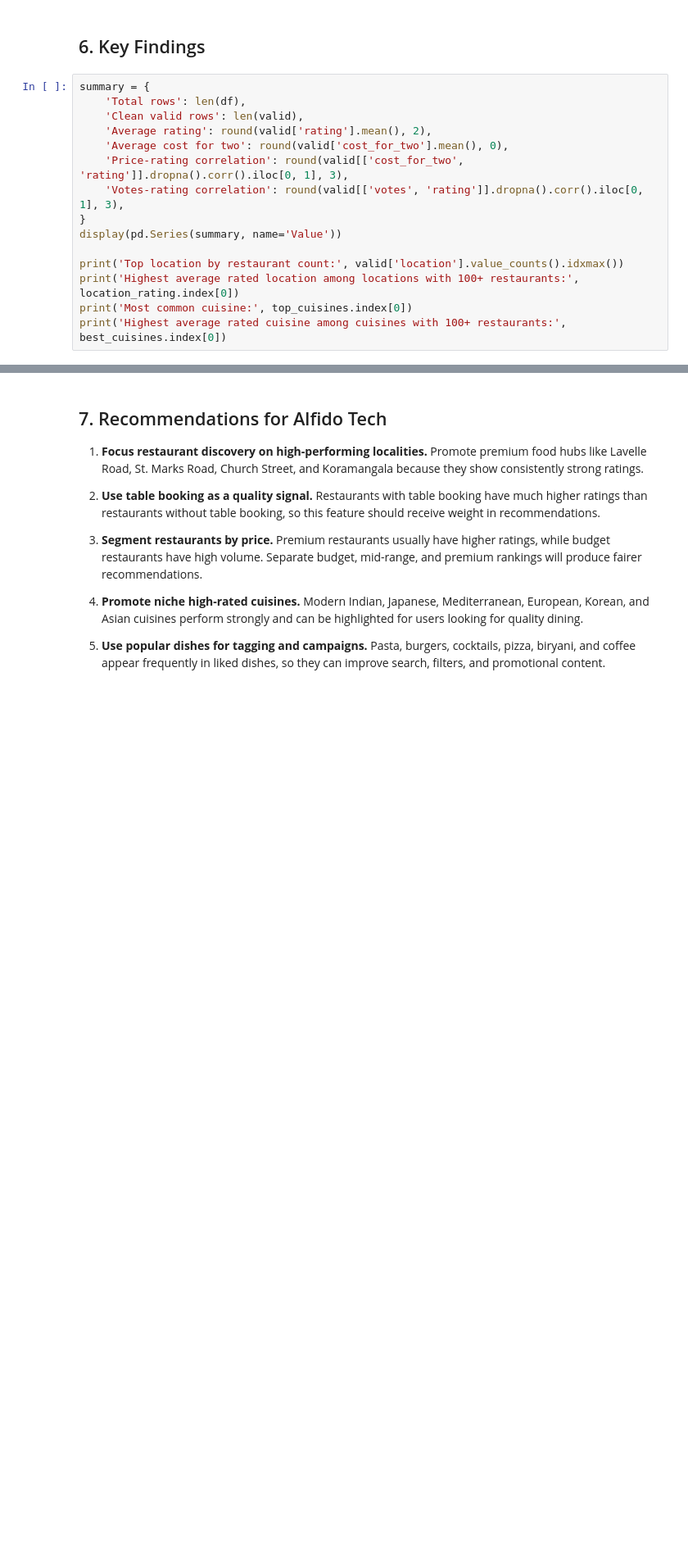
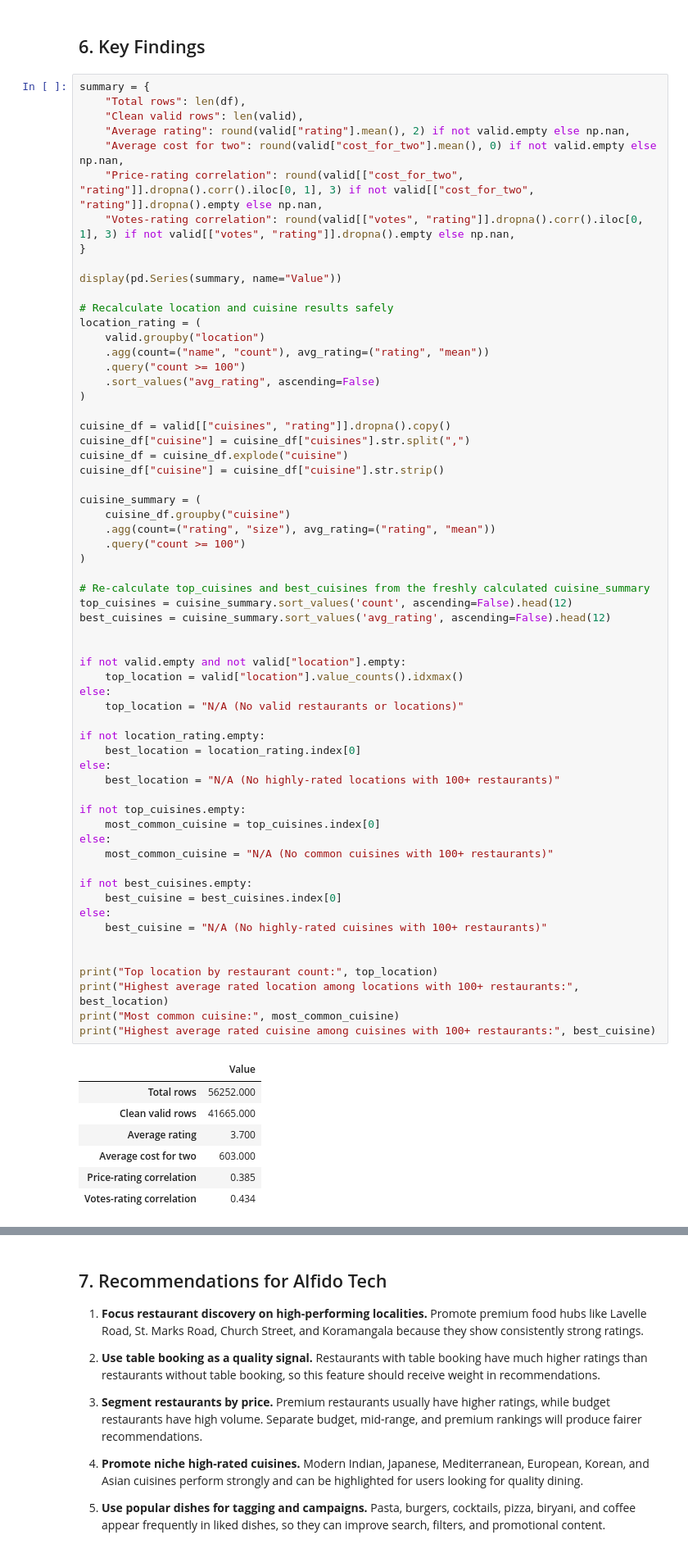
Before and after one commit to iShubhamRajput/alfido-zomato-task, a Jupyter notebook: zomato_analysis.ipynb, the cells around one changed output, grey strips where cells are left out. Shown at 82% size. Cells and saved outputs as stored; diff of their text form; blank space fills up the shorter version.

```diff
--- a/zomato_analysis.ipynb
+++ b/zomato_analysis.ipynb
@@ -240,16 +370,70 @@ plt.show()
 ## 6. Key Findings
 # %%
 summary = {
-    'Total rows': len(df),
-    'Clean valid rows': len(valid),
-    'Average rating': round(valid['rating'].mean(), 2),
-    'Average cost for two': round(valid['cost_for_two'].mean(), 0),
-    'Price-rating correlation': round(valid[['cost_for_two', 'rating']].dropna().corr().iloc[0, 1], 3),
-    'Votes-rating correlation': round(valid[['votes', 'rating']].dropna().corr().iloc[0, 1], 3),
+    "Total rows": len(df),
+    "Clean valid rows": len(valid),
+    "Average rating": round(valid["rating"].mean(), 2) if not valid.empty else np.nan,
+    "Average cost for two": round(valid["cost_for_two"].mean(), 0) if not valid.empty else np.nan,
+    "Price-rating correlation": round(valid[["cost_for_two", "rating"]].dropna().corr().iloc[0, 1], 3) if not valid[["cost_for_two", "rating"]].dropna().empty else np.nan,
+    "Votes-rating correlation": round(valid[["votes", "rating"]].dropna().corr().iloc[0, 1], 3) if not valid[["votes", "rating"]].dropna().empty else np.nan,
 }
-display(pd.Series(summary, name='Value'))
 
-print('Top location by restaurant count:', valid['location'].value_counts().idxmax())
-print('Highest average rated location among locations with 100+ restaurants:', location_rating.index[0])
-print('Most common cuisine:', top_cuisines.index[0])
-print('Highest average rated cuisine among cuisines with 100+ restaurants:', best_cuisines.index[0])
+display(pd.Series(summary, name="Value"))
+
+# Recalculate location and cuisine results safely
+location_rating = (
+    valid.groupby("location")
+    .agg(count=("name", "count"), avg_rating=("rating", "mean"))
+    .query("count >= 100")
+    .sort_values("avg_rating", ascending=False)
+)
+
+cuisine_df = valid[["cuisines", "rating"]].dropna().copy()
+cuisine_df["cuisine"] = cuisine_df["cuisines"].str.split(",")
+cuisine_df = cuisine_df.explode("cuisine")
+cuisine_df["cuisine"] = cuisine_df["cuisine"].str.strip()
+
+cuisine_summary = (
+    cuisine_df.groupby("cuisine")
+    .agg(count=("rating", "size"), avg_rating=("rating", "mean"))
+    .query("count >= 100")
+)
+
+# Re-calculate top_cuisines and best_cuisines from the freshly calculated cuisine_summary
+top_cuisines = cuisine_summary.sort_values('count', ascending=False).head(12)
+best_cuisines = cuisine_summary.sort_values('avg_rating', ascending=False).head(12)
+
+
+if not valid.empty and not valid["location"].empty:
+    top_location = valid["location"].value_counts().idxmax()
+else:
+    top_location = "N/A (No valid restaurants or locations)"
+
+if not location_rating.empty:
+    best_location = location_rating.index[0]
+else:
+    best_location = "N/A (No highly-rated locations with 100+ restaurants)"
+
+if not top_cuisines.empty:
+    most_common_cuisine = top_cuisines.index[0]
+else:
+    most_common_cuisine = "N/A (No common cuisines with 100+ restaurants)"
+
+if not best_cuisines.empty:
+    best_cuisine = best_cuisines.index[0]
+else:
+    best_cuisine = "N/A (No highly-rated cuisines with 100+ restaurants)"
+
+
+print("Top location by restaurant count:", top_location)
+print("Highest average rated location among locations with 100+ restaurants:", best_location)
+print("Most common cuisine:", most_common_cuisine)
+print("Highest average rated cuisine among cuisines with 100+ restaurants:", best_cuisine)
+# %% [output]
+|  | Value |
+| Total rows | 56252.000 |
+| Clean valid rows | 41665.000 |
+| Average rating | 3.700 |
+| Average cost for two | 603.000 |
+| Price-rating correlation | 0.385 |
+| Votes-rating correlation | 0.434 |
```
Also changed, not shown: parts of 20 cells of this notebook.
